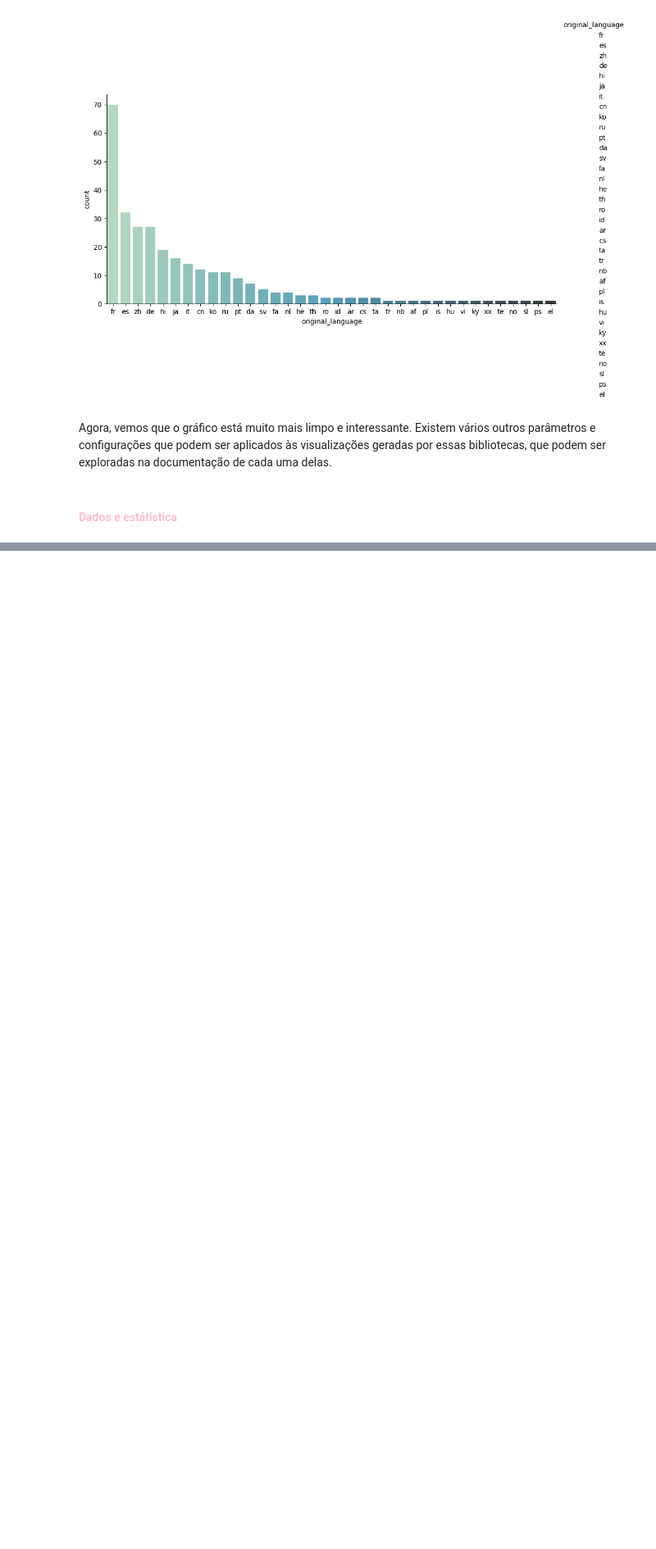
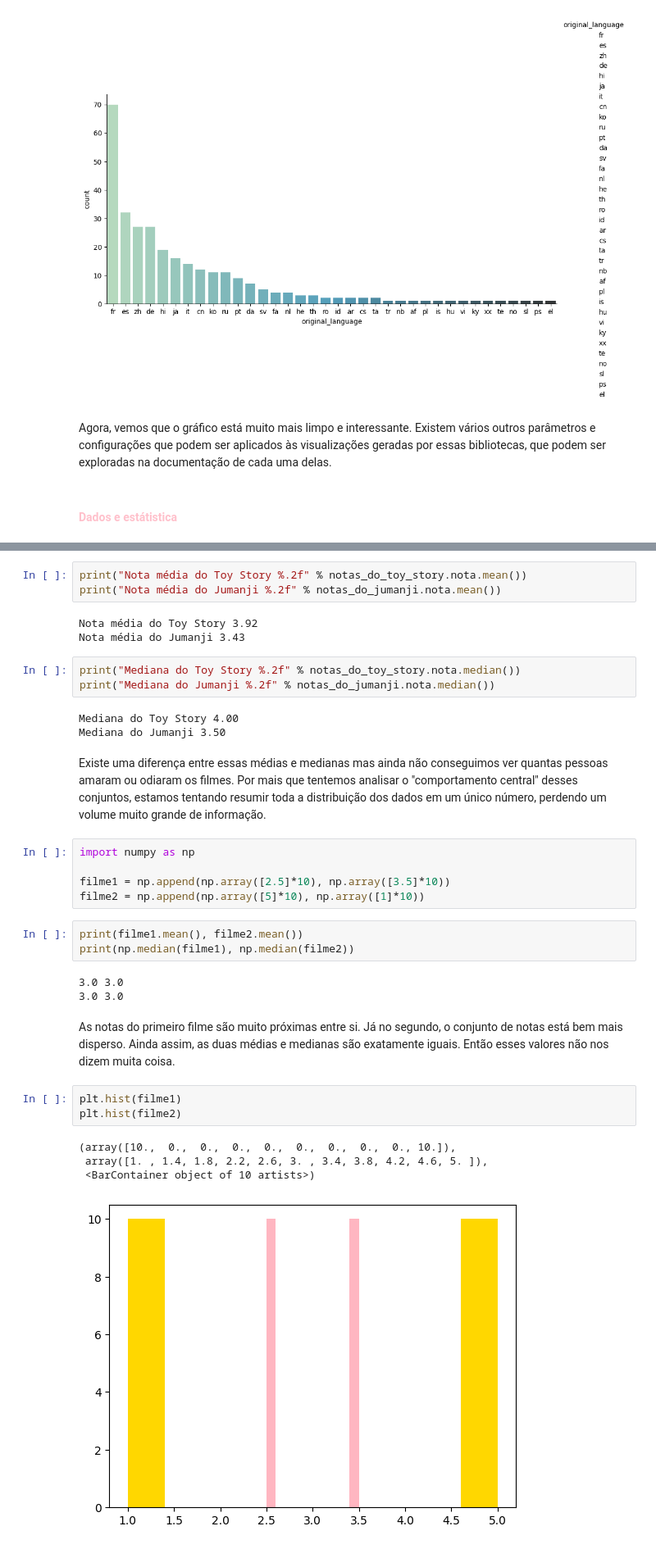
Before and after one commit to barbnrosa/data-science, a Jupyter notebook: curso1_dados_e_visualizacoes/analise-visualizacao-dados.ipynb, the cells around one changed output, grey strips where cells are left out. Shown: that part at 82% size. Drawn from its saved outputs; the diff is of its cells as text; blank space fills up the shorter version.

Commit message:
dados e estátistica

```diff
--- a/curso1_dados_e_visualizacoes/analise-visualizacao-dados.ipynb
+++ b/curso1_dados_e_visualizacoes/analise-visualizacao-dados.ipynb
@@ -554,0 +571,35 @@ Agora, vemos que o gráfico está muito mais limpo e interessante. Existem vári
+# %%
+print("Nota média do Toy Story %.2f" % notas_do_toy_story.nota.mean())
+print("Nota média do Jumanji %.2f" % notas_do_jumanji.nota.mean())
+# %% [output]
+Nota média do Toy Story 3.92
+Nota média do Jumanji 3.43
+# %%
+print("Mediana do Toy Story %.2f" % notas_do_toy_story.nota.median())
+print("Mediana do Jumanji %.2f" % notas_do_jumanji.nota.median())
+# %% [output]
+Mediana do Toy Story 4.00
+Mediana do Jumanji 3.50
+# %% [markdown]
+Existe uma diferença entre essas médias e medianas mas ainda não conseguimos ver quantas pessoas amaram ou odiaram os filmes. Por mais que tentemos analisar o "comportamento central" desses conjuntos, estamos tentando resumir toda a distribuição dos dados em um único número, perdendo um volume muito grande de informação.
+# %%
+import numpy as np
+
+filme1 = np.append(np.array([2.5]*10), np.array([3.5]*10))
+filme2 = np.append(np.array([5]*10), np.array([1]*10))
+# %%
+print(filme1.mean(), filme2.mean())
+print(np.median(filme1), np.median(filme2))
+# %% [output]
+3.0 3.0
+3.0 3.0
+# %% [markdown]
+As notas do primeiro filme são muito próximas entre si. Já no segundo, o conjunto de notas está bem mais disperso. Ainda assim, as duas médias e medianas são exatamente iguais. Então esses valores não nos dizem muita coisa.
+# %%
+plt.hist(filme1)
+plt.hist(filme2)
+# %% [output]
+(array([10.,  0.,  0.,  0.,  0.,  0.,  0.,  0.,  0., 10.]),
+ array([1. , 1.4, 1.8, 2.2, 2.6, 3. , 3.4, 3.8, 4.2, 4.6, 5. ]),
+ <BarContainer object of 10 artists>)
+[figure, added]
```
Also changed, not shown: parts of 14 cells of this notebook, 1 other file.
